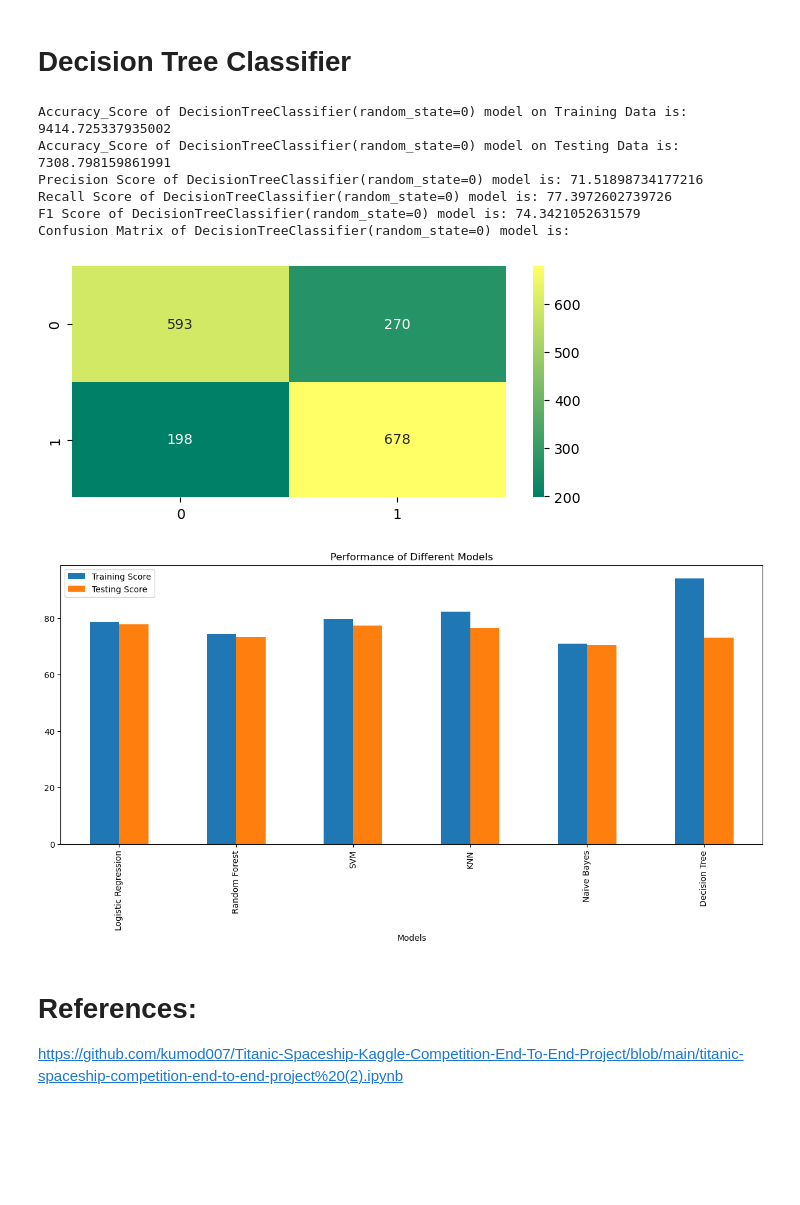
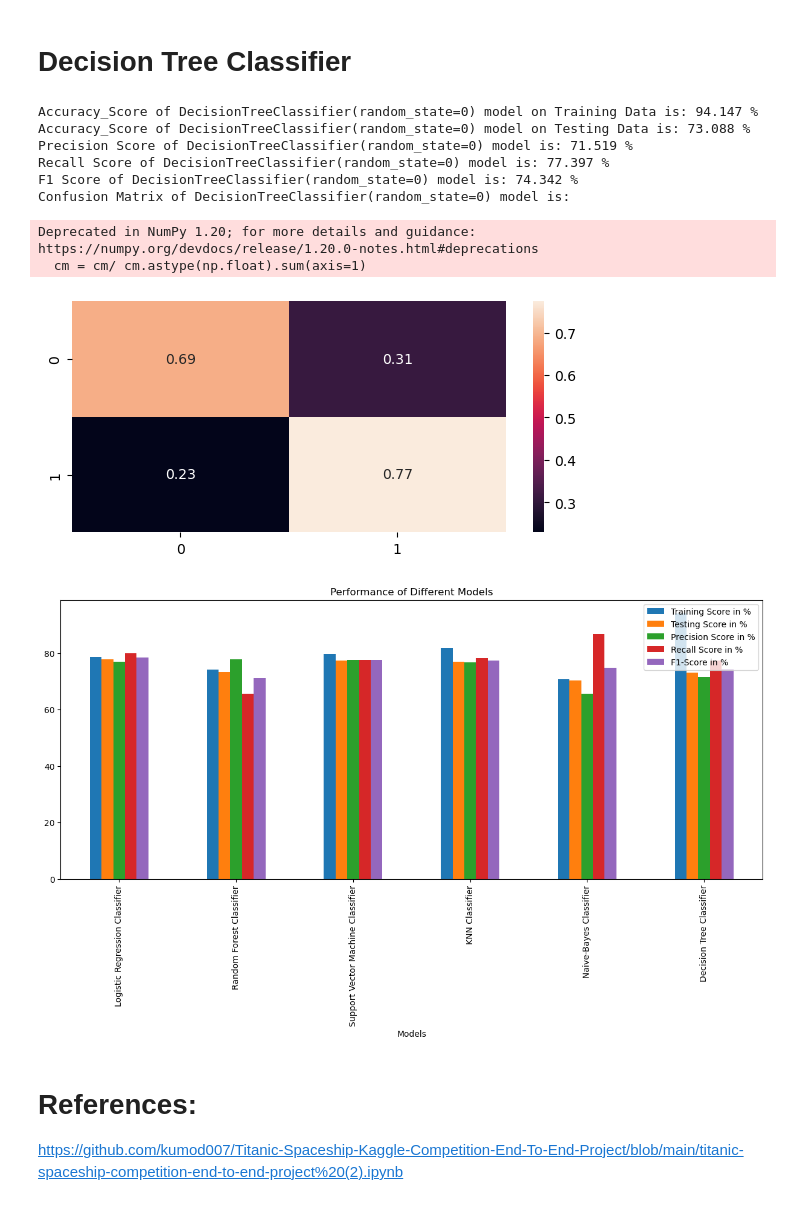
Before and after one commit to lotlouischoitslab/Spaceship_Titanic_Challenge, a Jupyter notebook: Spaceship_Titanic_Code.ipynb, the cells around one changed output. Cells and saved outputs as stored; diff of their text form; code cells hidden in the pictures; blank space fills up the shorter version.

```diff
--- a/Spaceship_Titanic_Code.ipynb
+++ b/Spaceship_Titanic_Code.ipynb
@@ -385,7 +385,7 @@ training_score = dict()
 testing_score = dict()
 # %%
 def model_prediction(model,name,X_train, X_test, y_train, y_test):
-    model.fit(X_train1,y_train1)
+    model.fit(X_train,y_train)
     X_train_pred = model.predict(X_train)
     X_test_pred = model.predict(X_test)
 
@@ -479,21 +481,8 @@ test_df_scaled_naive = scaler.fit_transform(test_df)
 X_train_naive, X_test_naive, y_train_naive, y_test_naive = train_test_split(X_scaled_naive,y,test_size=0.2,random_state=0)
 
 X_train_naive, X_test_naive, y_train_naive, y_test_naive = np.abs(X_train_naive),np.abs(X_test_naive),np.abs(y_train_naive),np.abs(y_test_naive)
-naive_model = MultinomialNB().fit(X_train_naive,y_train_naive)
-X_train_pred_naive = naive_model.predict(X_train_naive)
-X_test_pred_naive = naive_model.predict(X_test_naive)
+naive_model = MultinomialNB()
 
-print(f"Accuracy_Score of {naive_model} model on Testing Data is:",accuracy_score(y_test_naive,X_test_pred_naive)*100)
-print(f"Precision Score of {naive_model} model is:",precision_score(y_test_naive,X_test_pred_naive)*100)
-print(f"Recall Score of {naive_model} model is:",recall_score(y_test_naive,X_test_pred_naive)*100)
-print(f"F1 Score of {naive_model} model is:",f1_score(y_test_naive,X_test_pred_naive)*100)
-
-print(f"Confusion Matrix of {naive_model} model is:")
-cm = confusion_matrix(y_test1,X_test_pred1)
-plt.figure(figsize=(7,3))
-sns.heatmap(cm,annot=True,fmt="g",cmap="summer")
-plt.show()
-
-training_score.append(accuracy_score(y_train_naive,X_train_pred_naive)*100)
-testing_score.append(accuracy_score(y_test_naive,X_test_pred_naive)*100)
+naive_name = 'Naive-Bayes Classifier'
+naive_accuracy_train_score,naive_accuracy_test_score,naive_precision_score,naive_recall_score,naive_f1_score=model_prediction(MultinomialNB(),naive_name,X_train_naive, X_test_naive, y_train_naive, y_test_naive)
 # %% [output]
@@ -507,25 +499,38 @@ Confusion Matrix of MultinomialNB() model is:
 # Decision Tree Classifier
 # %%
 from sklearn.tree import DecisionTreeClassifier
-model_prediction(DecisionTreeClassifier(random_state=0))
+dt_name = 'Decision Tree Classifier'
+dt_accuracy_train_score,dt_accuracy_test_score,dt_precision_score,dt_recall_score,dt_f1_score=model_prediction(DecisionTreeClassifier(random_state=0),dt_name,X_train, X_test, y_train, y_test)
 # %% [output]
-Accuracy_Score of DecisionTreeClassifier(random_state=0) model on Training Data is: 9414.725337935002
-Accuracy_Score of DecisionTreeClassifier(random_state=0) model on Testing Data is: 7308.798159861991
-Precision Score of DecisionTreeClassifier(random_state=0) model is: 71.51898734177216
-Recall Score of DecisionTreeClassifier(random_state=0) model is: 77.3972602739726
-F1 Score of DecisionTreeClassifier(random_state=0) model is: 74.3421052631579
+Accuracy_Score of DecisionTreeClassifier(random_state=0) model on Training Data is: 94.147 %
+Accuracy_Score of DecisionTreeClassifier(random_state=0) model on Testing Data is: 73.088 %
+Precision Score of DecisionTreeClassifier(random_state=0) model is: 71.519 %
+Recall Score of DecisionTreeClassifier(random_state=0) model is: 77.397 %
+F1 Score of DecisionTreeClassifier(random_state=0) model is: 74.342 %
 Confusion Matrix of DecisionTreeClassifier(random_state=0) model is:
+Deprecated in NumPy 1.20; for more details and guidance: https://numpy.org/devdocs/release/1.20.0-notes.html#deprecations
+  cm = cm/ cm.astype(np.float).sum(axis=1)
-[figure, old version]
+[figure, new version]
+# %%
+training_score = [logistic_accuracy_train_score,rfs_accuracy_train_score,svm_accuracy_train_score,knn_accuracy_train_score,naive_accuracy_train_score,dt_accuracy_train_score]
+testing_score = [logistic_accuracy_test_score,rfs_accuracy_test_score,svm_accuracy_test_score,knn_accuracy_test_score,naive_accuracy_test_score,dt_accuracy_test_score]
+precision_score = [logistic_precision_score,rfs_precision_score,svm_precision_score,knn_precision_score,naive_precision_score,dt_precision_score]
+recall_score = [logistic_recall_score,rfs_recall_score,svm_recall_score,knn_recall_score,naive_recall_score,dt_recall_score]
+f1_score = [logistic_f1_score,rfs_f1_score,svm_f1_score,knn_f1_score,naive_f1_score,dt_f1_score]
 # %%
-models = ["Logistic Regression","Random Forest","SVM","KNN","Naive Bayes","Decision Tree"]
+models = [logistic_name,rfs_name,svm_name,knn_name,naive_name,dt_name]
 ml_df = pd.DataFrame({"Models":models,
-                   "Training Score":training_score,
-                   "Testing Score":testing_score})
-ml_df.plot(x="Models",y=["Training Score in %","Testing Score in %"], figsize=(15,6),kind="bar",
+                   "Training Score in %":training_score,
+                   "Testing Score in %":testing_score,
+                   'Precision Score in %':precision_score,
+                    'Recall Score in %':recall_score,
+                    'F1-Score in %':f1_score
+                     })
+ml_df.plot(x="Models",y=["Training Score in %","Testing Score in %",'Precision Score in %','Recall Score in %','F1-Score in %'], figsize=(15,6),kind="bar",
         title="Performance of Different Models")
 plt.show()
 # %% [output]
-[figure, old version]
+[figure, new version]
 # %% [markdown]
 # References:
 
```
Also changed, not shown: parts of 3 cells of this notebook.
